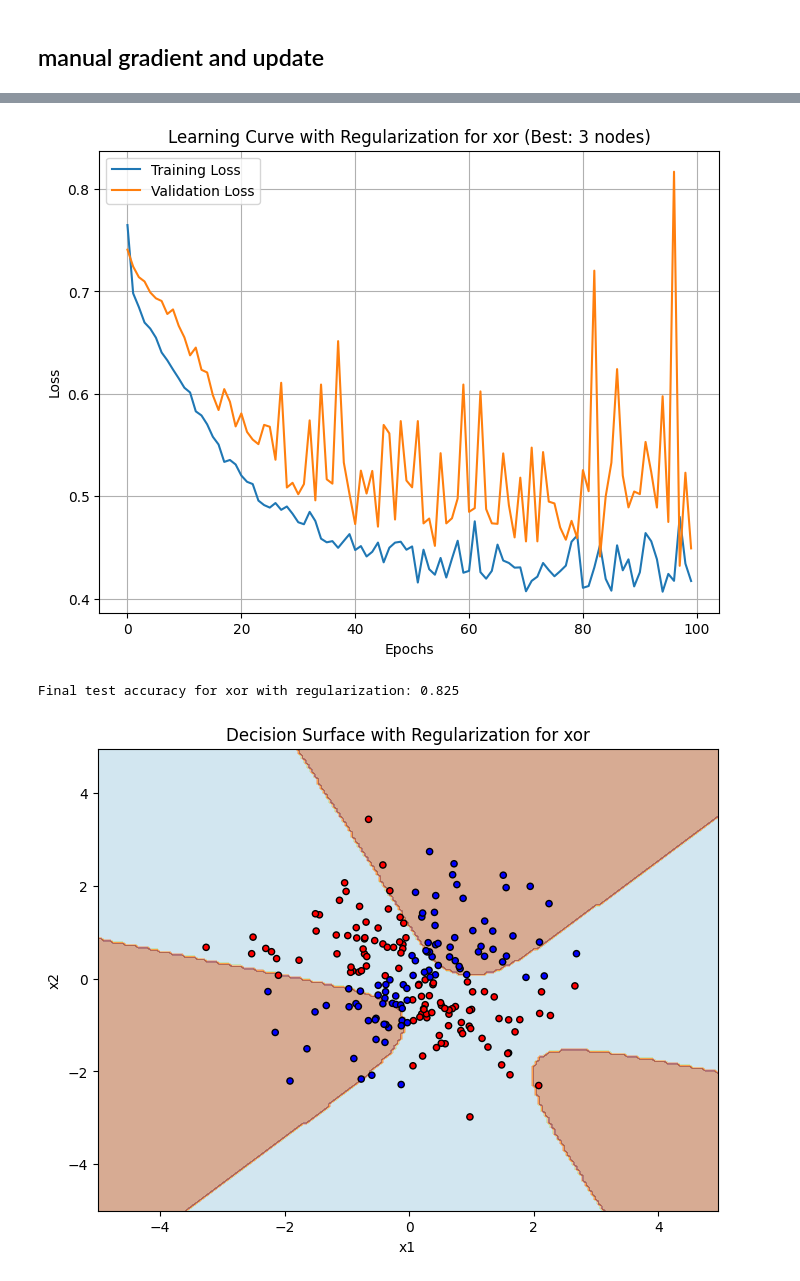
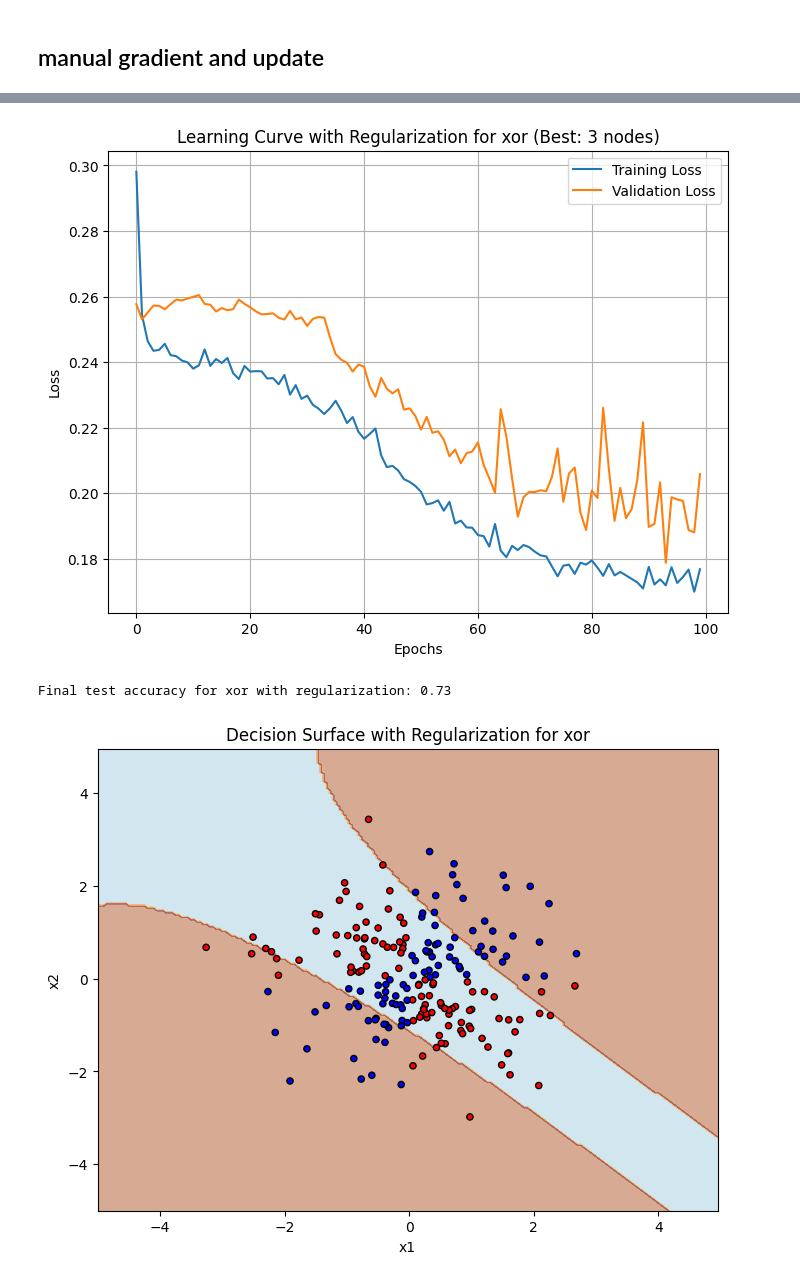
Before and after one commit to mubolin2001/Machine_learning_HW3, a Jupyter notebook: example.ipynb, the cells around one changed output, grey strips where cells are left out. Saved outputs shown, nothing was run; the diff lists cells and outputs as text; code cells hidden in the pictures.

```diff
--- a/example.ipynb
+++ b/example.ipynb
@@ -992,7 +1005,8 @@ def train_model_with_regularization(
             y_batch = y_batch.squeeze().long()
             optimizer.zero_grad()
             output = model(x_batch)
-            loss = criterion(output, y_batch)
+            y_one_hot = F.one_hot(y_batch, num_classes=output.size(1)).float()
+            loss = criterion(output, y_one_hot)
 
             # Frobenius norm regularization
             reg_norm = lambda_norm * torch.norm(model.fc1.weight, p='fro')
@@ -1016,7 +1030,9 @@ def train_model_with_regularization(
             for x_val, y_val in val_loader:
                 y_val = y_val.squeeze().long()
                 val_output = model(x_val)
-                val_loss_batch = criterion(val_output, y_val)
+
+                y_val_one_hot = F.one_hot(y_val, num_classes=val_output.size(1)).float()
+                val_loss_batch = criterion(val_output, y_val_one_hot)
 
                 # Use regularization terms without recalculating weight
                 val_epoch_loss += val_loss_batch.item()
@@ -1042,41 +1058,42 @@ def evaluate_model(model, data_loader):
 
 lambda_norm = 0.01
 lambda_orth = 0.01
-learning_rate = 0.2
+learning_rate = 0.1
 epochs = 100
 dataset_names = ["xor"]
 nodes_options = [3]
 
 for name in dataset_names:
     train_loader, val_loader, test_loader = load_data(name)
     best_accuracy = 0
     best_model = None
     best_train_loss, best_val_loss = None, None
     for node in nodes_options:
         # two weights and 1 bias
         ffnn = FFNN(3, node, 2, nn.Tanh())
-        criterion = nn.CrossEntropyLoss()
+        # criterion = nn.CrossEntropyLoss()
+        criterion = nn.MSELoss()
         # use Stochastic Gradient Descent as my optimizer
         optimizer = optim.SGD(ffnn.parameters(), lr=learning_rate)
         # get the list of train loss, validation loss for each epoch
         train_loss, val_loss = train_model_with_regularization(ffnn, train_loader, val_loader, criterion, optimizer, epochs, lambda_norm, lambda_orth)
         # get accuracy of model
         accuracy = evaluate_model(ffnn, test_loader)
         # find best accuracy and other variables
         if accuracy > best_accuracy:
             best_accuracy = accuracy
             best_model = ffnn
             best_train_loss, best_val_loss = train_loss, val_loss
 
 plot_learning_curves(best_train_loss, best_val_loss, f"Learning Curve with Regularization for {name} (Best: {node} nodes)")
 print(f"Final test accuracy for {name} with regularization: {best_accuracy}")
 
 # Plot the decision surface regularization
 x_test, y_test, _ = read_data(name, 'test')
 y_test = y_test.squeeze()
 x_test = x_test[:, 1:]
 plot_best_decision_surface(best_model, x_test, y_test, title=f"Decision Surface with Regularization for {name}")
 # %% [output]
-[figure, old version]
+[figure, new version]
-Final test accuracy for xor with regularization: 0.825
+Final test accuracy for xor with regularization: 0.73
-[figure, old version]
+[figure, new version]
```
Also changed, not shown: parts of 12 cells of this notebook.
